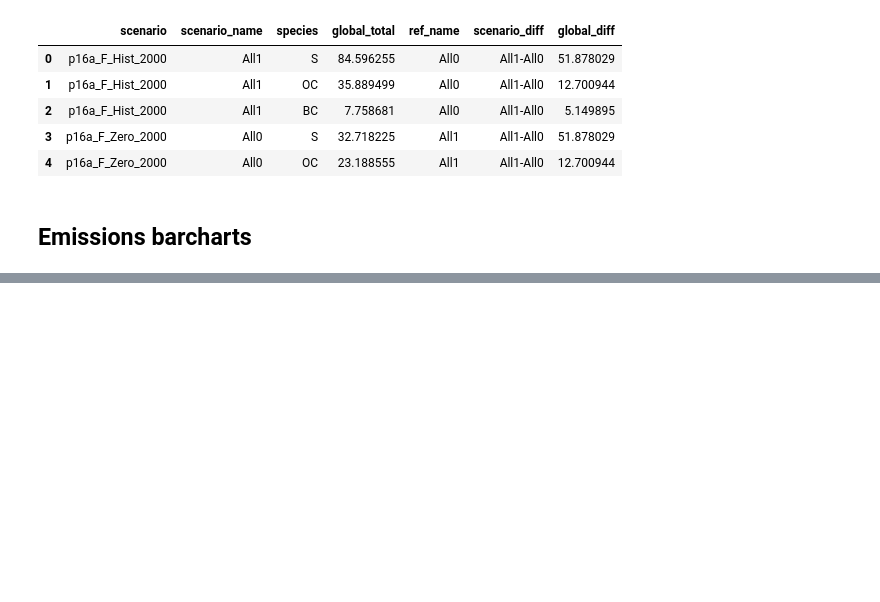
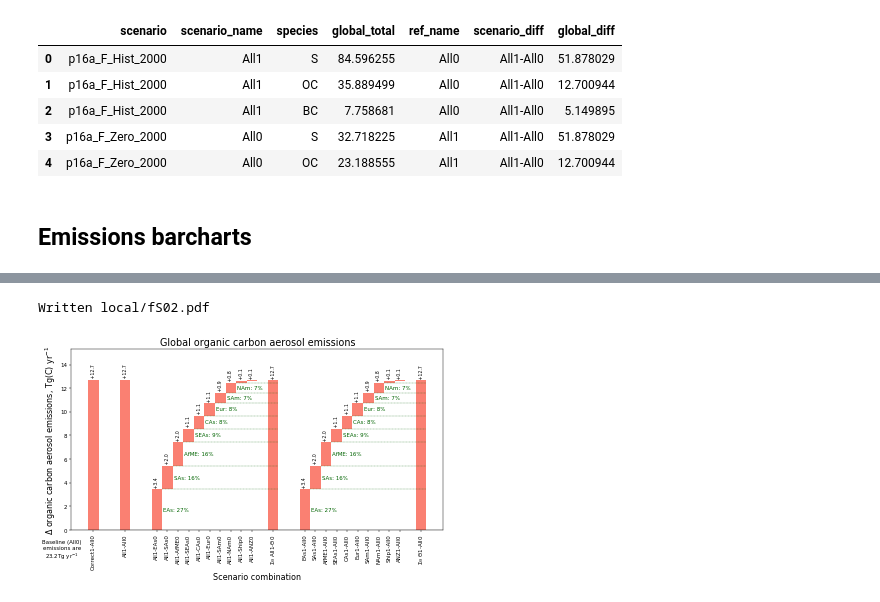
Before and after one commit to grandey/draft2017a-region-rfp, a Jupyter notebook: figures_draft2017a.ipynb, the cells around one changed output, grey strips where cells are left out. Drawn from its saved outputs; the diff is of its cells as text; code cells hidden in the pictures; blank space fills up the shorter version.

```diff
--- a/figures_draft2017a.ipynb
+++ b/figures_draft2017a.ipynb
@@ -335,0 +355,12 @@ if True:
+# %%
+# Global organic carbon aerosol emissions
+fig, ax = emissions_staggered_barcharts(species='OC', title='Global organic carbon aerosol emissions',
+                                        ylabel=(r'$\Delta$ organic carbon aerosol '
+                                                'emissions, Tg(C) yr$^{-1}$'),
+                                        text_format=r' {:+.1f}', baseline_text_format='{:.1f}',
+                                        y_stretch=1.15, n_contributors=8,
+                                        file_prefix='fS{:02}'.format(supp_figure_counter))
+supp_figure_counter += 1
+# %% [output]
+Written local/fS02.pdf
+[figure, added]
```
Also changed, not shown: parts of 5 cells of this notebook.
